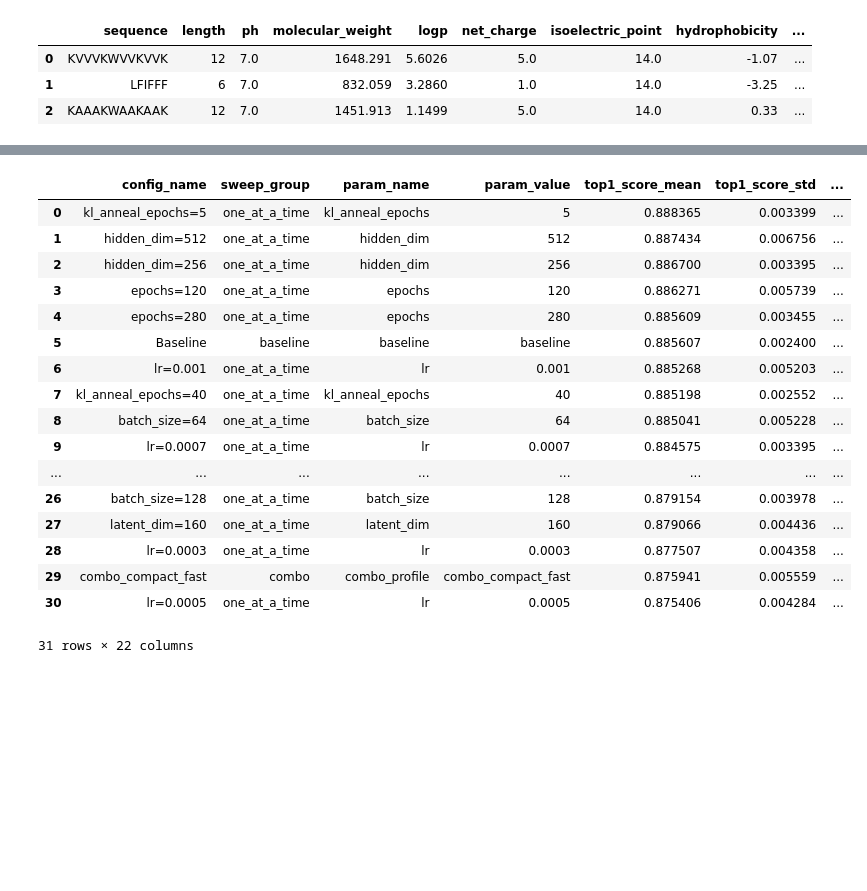
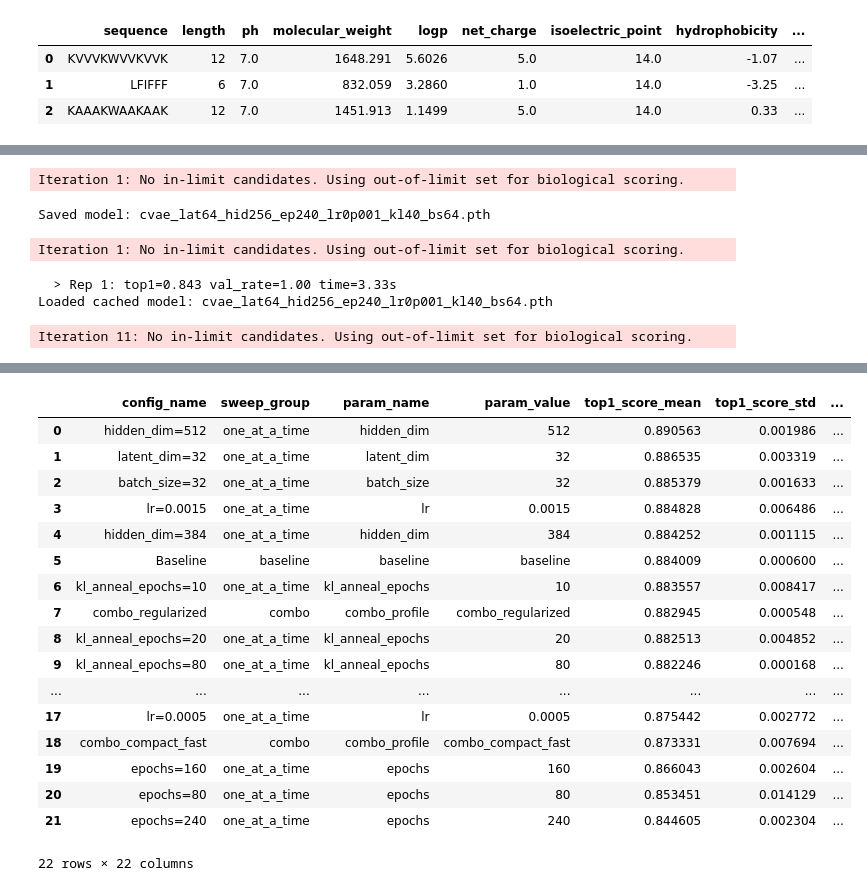
Before and after one commit to Roirtur/multi-expert-peptide-pipeline, a Jupyter notebook: notebooks/pipeline_experimentations.ipynb, the cells around one changed output, grey strips where cells are left out. Saved outputs shown, nothing was run; the diff lists cells and outputs as text; code cells hidden in the pictures; blank space fills up the shorter version.

```diff
--- a/notebooks/pipeline_experimentations.ipynb
+++ b/notebooks/pipeline_experimentations.ipynb
@@ -903,14 +682,10 @@ Processing config 30/30: combo_exploration_focus (Repeats: 10)
 cvae_records = []
 
 if RUN_CVAE_SWEEP:
-    # Use baseline orchestrator settings for CVAE comparison.
     orch_config = BASELINE_ORCHESTRATOR
     biologist = build_biologist(TARGET['sequence'], score_temperature=50.0)
 
-    # 1. Prepare experiment list (Baseline + One-At-A-Time + Combo Variants).
     cvae_tasks = []
-
-    # Baseline task
     cvae_tasks.append({
         'name': 'Baseline',
         'params': BASELINE_CVAE.copy(),
@@ -919,7 +694,6 @@ if RUN_CVAE_SWEEP:
         'sweep_group': 'baseline',
     })
 
-    # One-at-a-time tasks
     for param_key, variants in CVAE_VARIANTS.items():
         for val in variants:
             cfg = BASELINE_CVAE.copy()
@@ -932,7 +706,6 @@ if RUN_CVAE_SWEEP:
                 'sweep_group': 'one_at_a_time',
             })
 
-    # Curated combo tasks
     for combo in CVAE_COMBO_VARIANTS:
         cfg = BASELINE_CVAE.copy()
         cfg.update(combo['overrides'])
@@ -946,7 +719,6 @@ if RUN_CVAE_SWEEP:
 
     print(f"Total CVAE Configurations to run: {len(cvae_tasks)}")
 
-    # 2. Execute CVAE tasks
     for i, task in enumerate(cvae_tasks, start=1):
         cvae_cfg = task['params']
         param_name = task['param_name']
@@ -961,12 +733,8 @@ if RUN_CVAE_SWEEP:
             seed_val = SEED + 20_000 + (100 * i) + rep
             random.seed(seed_val)
             np.random.seed(seed_val)
-            try:
-                torch.random.manual_seed(seed_val)
-            except Exception:
-                pass
+            torch.manual_seed(seed_val)
 
-            # Train/load model for this specific config (not timed inside run).
             model = get_or_train_cvae(**cvae_cfg)
             chemist = build_chemist_from_target(TARGET)
 
@@ -1012,24 +780,12 @@ cvae_raw_df = pd.DataFrame(cvae_records)
 cvae_results_df = pd.DataFrame()
 
 if not cvae_raw_df.empty:
-    cvae_results_df = cvae_raw_df.groupby(
-        ['config_name', 'sweep_group', 'param_name', 'param_value'],
-        as_index=False,
-    ).agg({
-        'top1_score': ['mean', 'std'],
-        'topk_mean_score': ['mean', 'std'],
-        'validity_rate': ['mean', 'std'],
-        'unique_ratio': ['mean', 'std'],
-        'mean_pairwise_distance': ['mean', 'std'],
-        'elapsed_sec': ['mean', 'std'],
-        'latent_dim': 'first',
-        'hidden_dim': 'first',
-        'epochs': 'first',
-        'lr': 'first',
-        'kl_anneal_epochs': 'first',
-        'batch_size': 'first',
-    })
-    cvae_results_df.columns = ['_'.join(c).strip('_') for c in cvae_results_df.columns]
+    cvae_results_df = aggregate_experiment_runs(
+        raw_df=cvae_raw_df,
+        group_cols=['config_name', 'sweep_group', 'param_name', 'param_value'],
+        metric_cols=['top1_score', 'topk_mean_score', 'validity_rate', 'unique_ratio', 'mean_pairwise_distance', 'elapsed_sec'],
+        keep_first_cols=['latent_dim', 'hidden_dim', 'epochs', 'lr', 'kl_anneal_epochs', 'batch_size'],
+    )
     cvae_results_df = cvae_results_df.sort_values(
         ['top1_score_mean', 'validity_rate_mean', 'mean_pairwise_distance_mean'],
         ascending=[False, False, False],
@@ -1072,0 +829,6 @@ Loaded cached model: cvae_lat96_hid384_ep180_lr0p0005_kl120_bs32.pth
+Iteration 1: No in-limit candidates. Using out-of-limit set for biological scoring.
+Saved model: cvae_lat64_hid256_ep240_lr0p001_kl40_bs64.pth
+Iteration 1: No in-limit candidates. Using out-of-limit set for biological scoring.
+  > Rep 1: top1=0.843 val_rate=1.00 time=3.33s
+Loaded cached model: cvae_lat64_hid256_ep240_lr0p001_kl40_bs64.pth
+Iteration 11: No in-limit candidates. Using out-of-limit set for biological scoring.
@@ -1073,19 +852,19 @@ Loaded cached model: cvae_lat96_hid384_ep180_lr0p0005_kl120_bs32.pth
 |  | config_name | sweep_group | param_name | param_value | top1_score_mean | top1_score_std | ... |
-| 0 | kl_anneal_epochs=5 | one_at_a_time | kl_anneal_epochs | 5 | 0.888365 | 0.003399 | ... |
-| 1 | hidden_dim=512 | one_at_a_time | hidden_dim | 512 | 0.887434 | 0.006756 | ... |
-| 2 | hidden_dim=256 | one_at_a_time | hidden_dim | 256 | 0.886700 | 0.003395 | ... |
-| 3 | epochs=120 | one_at_a_time | epochs | 120 | 0.886271 | 0.005739 | ... |
-| 4 | epochs=280 | one_at_a_time | epochs | 280 | 0.885609 | 0.003455 | ... |
-| 5 | Baseline | baseline | baseline | baseline | 0.885607 | 0.002400 | ... |
-| 6 | lr=0.001 | one_at_a_time | lr | 0.001 | 0.885268 | 0.005203 | ... |
-| 7 | kl_anneal_epochs=40 | one_at_a_time | kl_anneal_epochs | 40 | 0.885198 | 0.002552 | ... |
-| 8 | batch_size=64 | one_at_a_time | batch_size | 64 | 0.885041 | 0.005228 | ... |
-| 9 | lr=0.0007 | one_at_a_time | lr | 0.0007 | 0.884575 | 0.003395 | ... |
+| 0 | hidden_dim=512 | one_at_a_time | hidden_dim | 512 | 0.890563 | 0.001986 | ... |
+| 1 | latent_dim=32 | one_at_a_time | latent_dim | 32 | 0.886535 | 0.003319 | ... |
+| 2 | batch_size=32 | one_at_a_time | batch_size | 32 | 0.885379 | 0.001633 | ... |
+| 3 | lr=0.0015 | one_at_a_time | lr | 0.0015 | 0.884828 | 0.006486 | ... |
+| 4 | hidden_dim=384 | one_at_a_time | hidden_dim | 384 | 0.884252 | 0.001115 | ... |
+| 5 | Baseline | baseline | baseline | baseline | 0.884009 | 0.000600 | ... |
+| 6 | kl_anneal_epochs=10 | one_at_a_time | kl_anneal_epochs | 10 | 0.883557 | 0.008417 | ... |
+| 7 | combo_regularized | combo | combo_profile | combo_regularized | 0.882945 | 0.000548 | ... |
+| 8 | kl_anneal_epochs=20 | one_at_a_time | kl_anneal_epochs | 20 | 0.882513 | 0.004852 | ... |
+| 9 | kl_anneal_epochs=80 | one_at_a_time | kl_anneal_epochs | 80 | 0.882246 | 0.000168 | ... |
 | ... | ... | ... | ... | ... | ... | ... | ... |
-| 26 | batch_size=128 | one_at_a_time | batch_size | 128 | 0.879154 | 0.003978 | ... |
-| 27 | latent_dim=160 | one_at_a_time | latent_dim | 160 | 0.879066 | 0.004436 | ... |
-| 28 | lr=0.0003 | one_at_a_time | lr | 0.0003 | 0.877507 | 0.004358 | ... |
-| 29 | combo_compact_fast | combo | combo_profile | combo_compact_fast | 0.875941 | 0.005559 | ... |
-| 30 | lr=0.0005 | one_at_a_time | lr | 0.0005 | 0.875406 | 0.004284 | ... |
+| 17 | lr=0.0005 | one_at_a_time | lr | 0.0005 | 0.875442 | 0.002772 | ... |
+| 18 | combo_compact_fast | combo | combo_profile | combo_compact_fast | 0.873331 | 0.007694 | ... |
+| 19 | epochs=160 | one_at_a_time | epochs | 160 | 0.866043 | 0.002604 | ... |
+| 20 | epochs=80 | one_at_a_time | epochs | 80 | 0.853451 | 0.014129 | ... |
+| 21 | epochs=240 | one_at_a_time | epochs | 240 | 0.844605 | 0.002304 | ... |
-31 rows × 22 columns
+22 rows × 22 columns
 |  | config_name | sweep_group | param_name | param_value | repeat | elapsed_sec | latent_dim | hidden_dim | ... |
```
Also changed, not shown: parts of 11 cells of this notebook.
